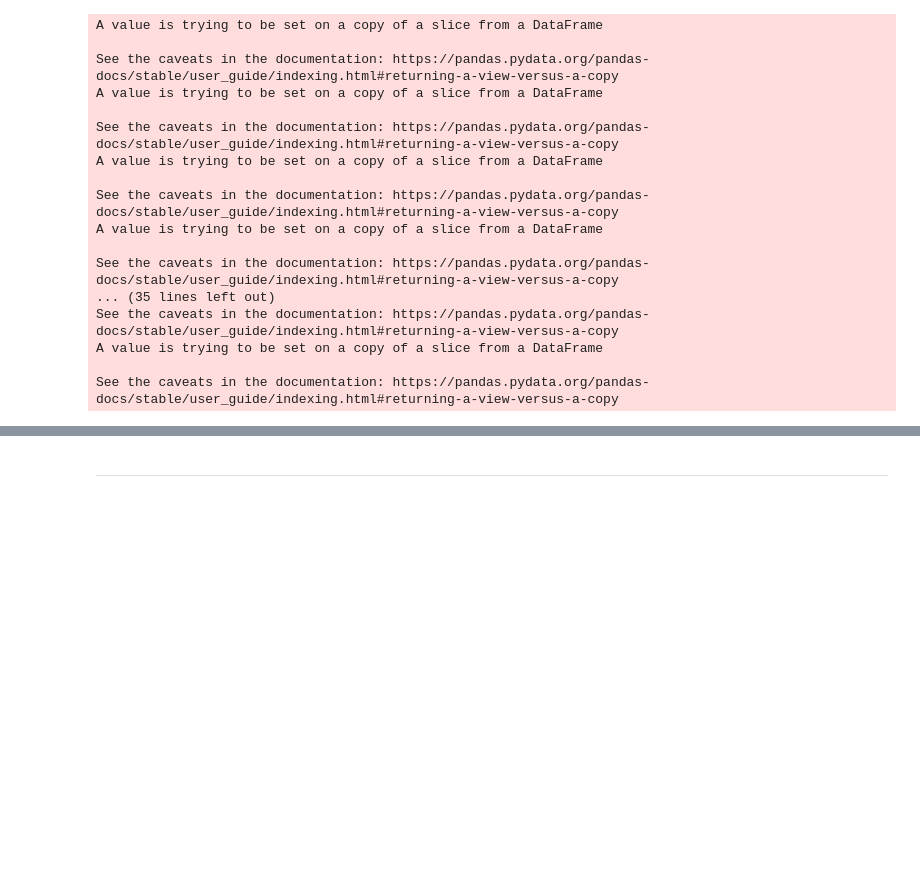
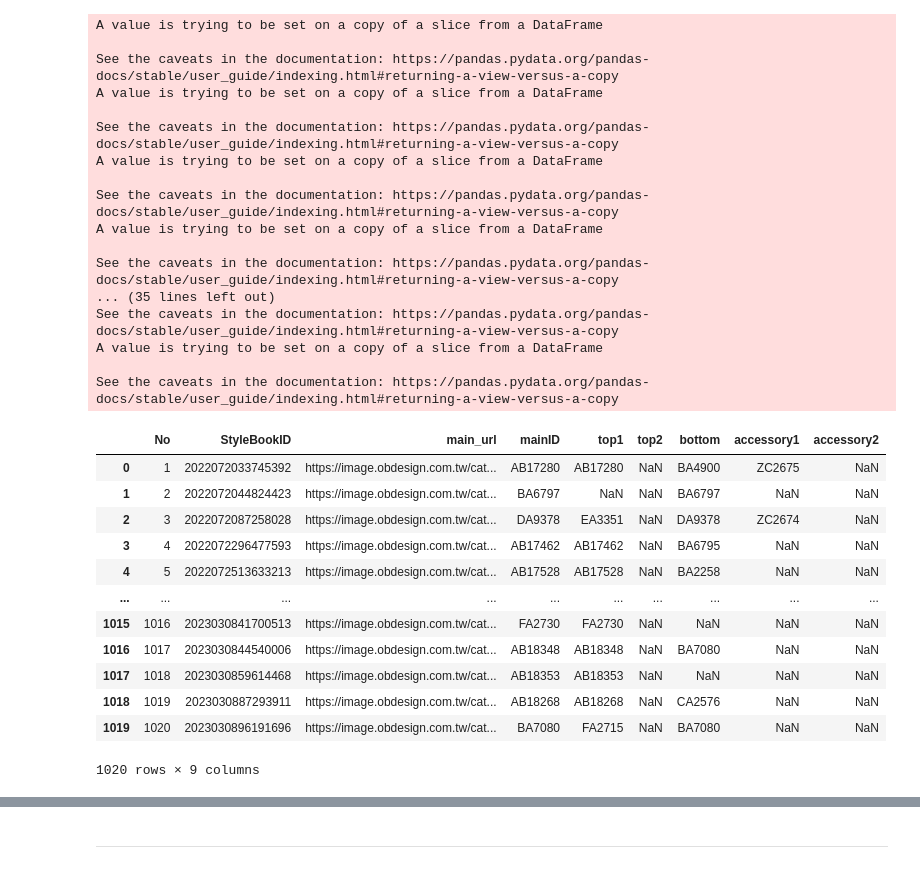
Before and after one commit to oscar-zhou/Program-Fashion-Recommandation-System, a Jupyter notebook: main_series.ipynb, the cells around one changed output, grey strips where cells are left out. Saved outputs shown, nothing was run; the diff lists cells and outputs as text; code cells hidden in the pictures; blank space fills up the shorter version.

Commit message:
modify main_series

```diff
--- a/main_series.ipynb
+++ b/main_series.ipynb
@@ -348,3 +351,20 @@ A value is trying to be set on a copy of a slice from a DataFrame
 See the caveats in the documentation: https://pandas.pydata.org/pandas-docs/stable/user_guide/indexing.html#returning-a-view-versus-a-copy
 # %%
 outfit_info.to_csv("outfit_info.csv",encoding='utf-8')
+# %%
+outfit_info = pd.read_csv("outfit_info.csv",index_col=0)
+outfit_info
+# %% [output]
+|  | No | StyleBookID | main_url | mainID | top1 | top2 | bottom | accessory1 | accessory2 |
+| 0 | 1 | 2022072033745392 | https://image.obdesign.com.tw/cat... | AB17280 | AB17280 | NaN | BA4900 | ZC2675 | NaN |
+| 1 | 2 | 2022072044824423 | https://image.obdesign.com.tw/cat... | BA6797 | NaN | NaN | BA6797 | NaN | NaN |
+| 2 | 3 | 2022072087258028 | https://image.obdesign.com.tw/cat... | DA9378 | EA3351 | NaN | DA9378 | ZC2674 | NaN |
+| 3 | 4 | 2022072296477593 | https://image.obdesign.com.tw/cat... | AB17462 | AB17462 | NaN | BA6795 | NaN | NaN |
+| 4 | 5 | 2022072513633213 | https://image.obdesign.com.tw/cat... | AB17528 | AB17528 | NaN | BA2258 | NaN | NaN |
+| ... | ... | ... | ... | ... | ... | ... | ... | ... | ... |
+| 1015 | 1016 | 2023030841700513 | https://image.obdesign.com.tw/cat... | FA2730 | FA2730 | NaN | NaN | NaN | NaN |
+| 1016 | 1017 | 2023030844540006 | https://image.obdesign.com.tw/cat... | AB18348 | AB18348 | NaN | BA7080 | NaN | NaN |
+| 1017 | 1018 | 2023030859614468 | https://image.obdesign.com.tw/cat... | AB18353 | AB18353 | NaN | NaN | NaN | NaN |
+| 1018 | 1019 | 2023030887293911 | https://image.obdesign.com.tw/cat... | AB18268 | AB18268 | NaN | CA2576 | NaN | NaN |
+| 1019 | 1020 | 2023030896191696 | https://image.obdesign.com.tw/cat... | BA7080 | FA2715 | NaN | BA7080 | NaN | NaN |
+1020 rows × 9 columns
```
Also changed, not shown: parts of 14 cells of this notebook.
